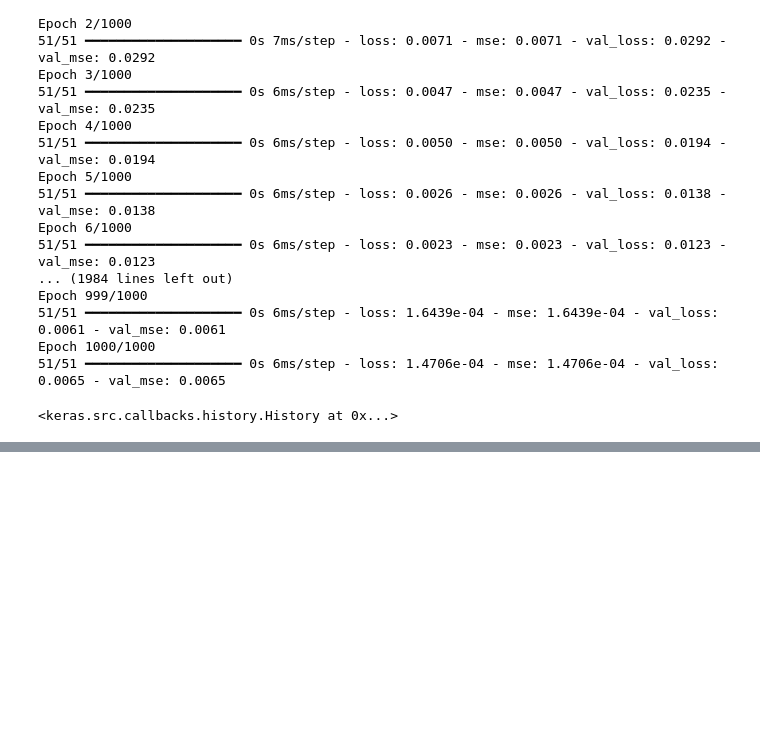
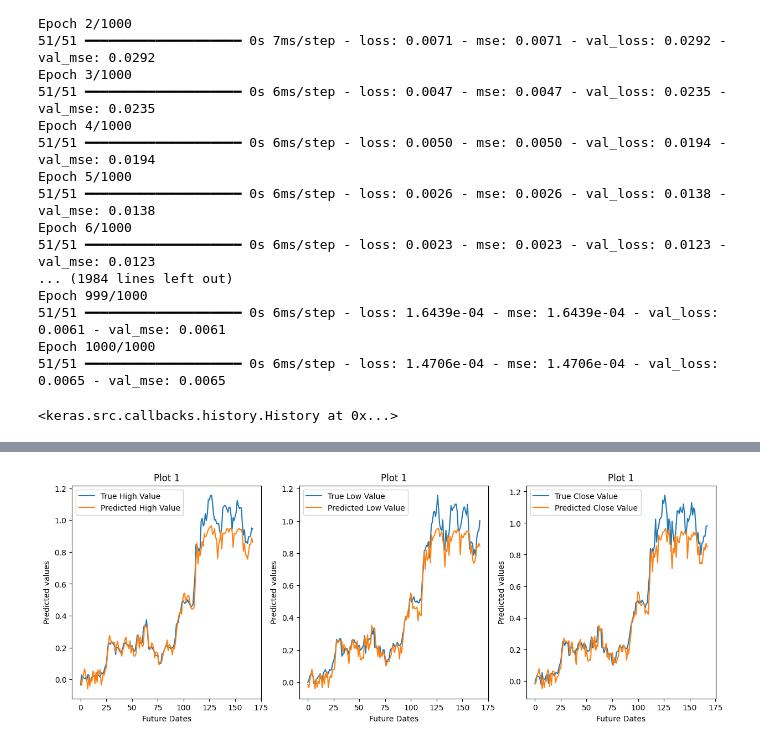
Before and after one commit to BobMak/btc-pred, a Jupyter notebook: notebooks/Data Modelling.ipynb, the cells around one changed output, grey strips where cells are left out. Saved outputs shown, nothing was run; the diff lists cells and outputs as text; code cells hidden in the pictures; blank space fills up the shorter version.

Commit message:
wip adding more models to compare

```diff
--- a/notebooks/Data Modelling.ipynb
+++ b/notebooks/Data Modelling.ipynb
@@ -216,4 +216,31 @@ test_predicts = model.predict(test_features)
 6/6 ━━━━━━━━━━━━━━━━━━━━ 1s 81ms/step
 # %%
 import matplotlib.pyplot as plt
+# %%
+def plot(model):
+    test_predicts = model.predict(test_features)
+
+    fig, axes = plt.subplots(1, 3, figsize=(15, 5))
+
+    axes[0].plot(test_lables[:, 0], label = "True High Value")
+    axes[0].plot(test_predicts[:, 0], label = "Predicted High Value")
+    axes[0].set_title('Plot 1')
+    axes[0].set_xlabel('Future Dates')
+    axes[0].set_ylabel('Predicted values')
+    axes[0].legend()
+
+    axes[1].plot(test_lables[:, 1], label = "True Low Value")
+    axes[1].plot(test_predicts[:, 1], label = "Predicted Low Value")
+    axes[1].set_title('Plot 1')
+    axes[1].set_xlabel('Future Dates')
+    axes[1].set_ylabel('Predicted values')
+    axes[1].legend()
+
+    axes[2].plot(test_lables[:, 2], label = "True Close Value")
+    axes[2].plot(test_predicts[:, 2], label = "Predicted Close Value")
+    axes[2].set_title('Plot 1')
+    axes[2].set_xlabel('Future Dates')
+    axes[2].set_ylabel('Predicted values')
+    axes[2].legend()
+    plt.show()
 # %%
@@ -319,0 +328,3 @@ model.evaluate(test_features, test_lables)
+# %%
+plot(model)
+# %% [output]
@@ -319,0 +332 @@ model.evaluate(test_features, test_lables)
+[figure, added]
```
Also changed, not shown: parts of 3 cells of this notebook, 2 other files.
